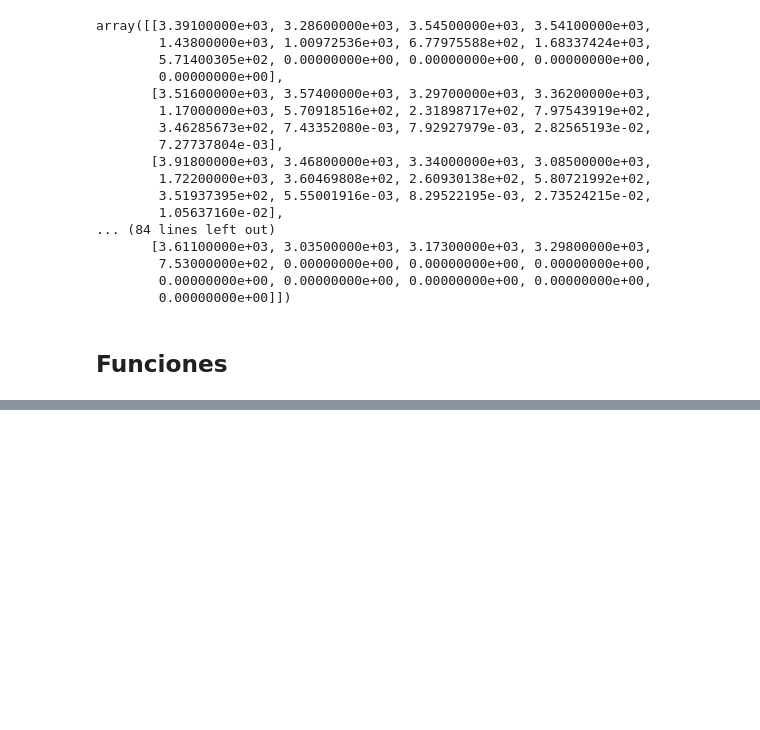
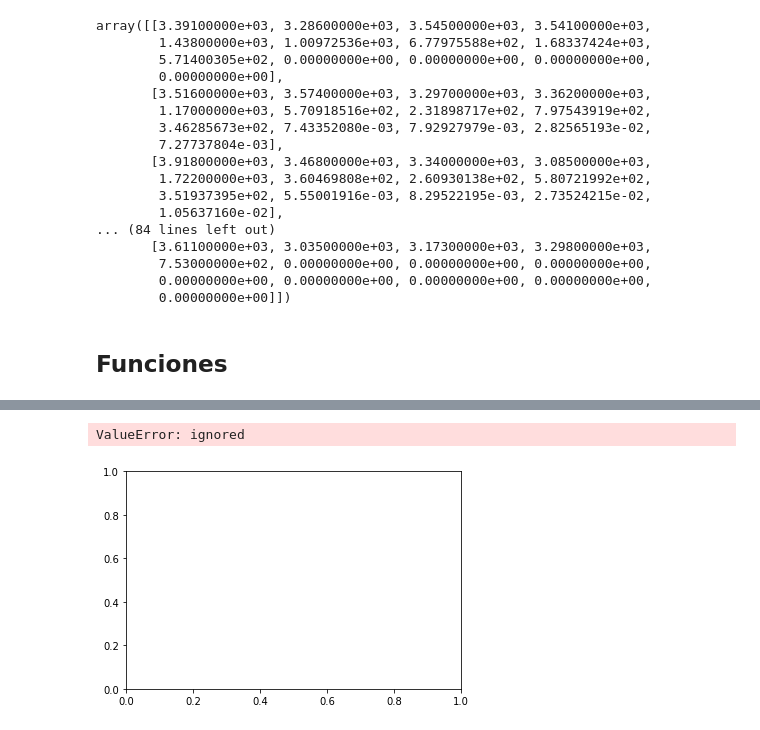
Before and after one commit to AstridXiomara/LSTM, a Jupyter notebook: Multivariate_LSTM_Model.ipynb, the cells around one changed output, grey strips where cells are left out. Cells and saved outputs as stored; diff of their text form; code cells hidden in the pictures; blank space fills up the shorter version.

```diff
--- a/Multivariate_LSTM_Model.ipynb
+++ b/Multivariate_LSTM_Model.ipynb
@@ -164,0 +222,6 @@ def prediccion (x_test, y_test, model):
+# %%
+# choose a number of time steps
+n_steps = 3
+# convert into input/output
+x_train, y_train = split_sequences(train, n_steps)
+x_test, y_test = split_sequences(test, n_steps)
@@ -164,0 +237,13 @@ def prediccion (x_test, y_test, model):
+# %%
+# the dataset knows the number of features, e.g. 2
+n_features = X.shape[2]
+# %%
+model1=modelo(n_features, "Vanilla", x_train, y_train)
+model2=modelo(n_features, "Stacked", x_train, y_train)
+model3=modelo(n_features, "Bidirectional", x_train, y_train)
+# %%
+y1, RMSE1 = prediccion (x_test, y_test, model1, n_steps, n_features)
+y2, RMSE2 = prediccion (x_test, y_test, model2, n_steps, n_features)
+y3, RMSE3 = prediccion (x_test, y_test, model3, n_steps, n_features)
+
+y_test, y1, RMSE1, y2, RMSE2, y3, RMSE3
@@ -164,0 +262,5 @@ def prediccion (x_test, y_test, model):
+# %%
+pyplot.plot(x_train,x_test, y_train, y_test, y1, y2, y3)
+# %% [output]
+ValueError: ignored
+[figure, added]
```
Also changed, not shown: parts of 12 cells of this notebook.
